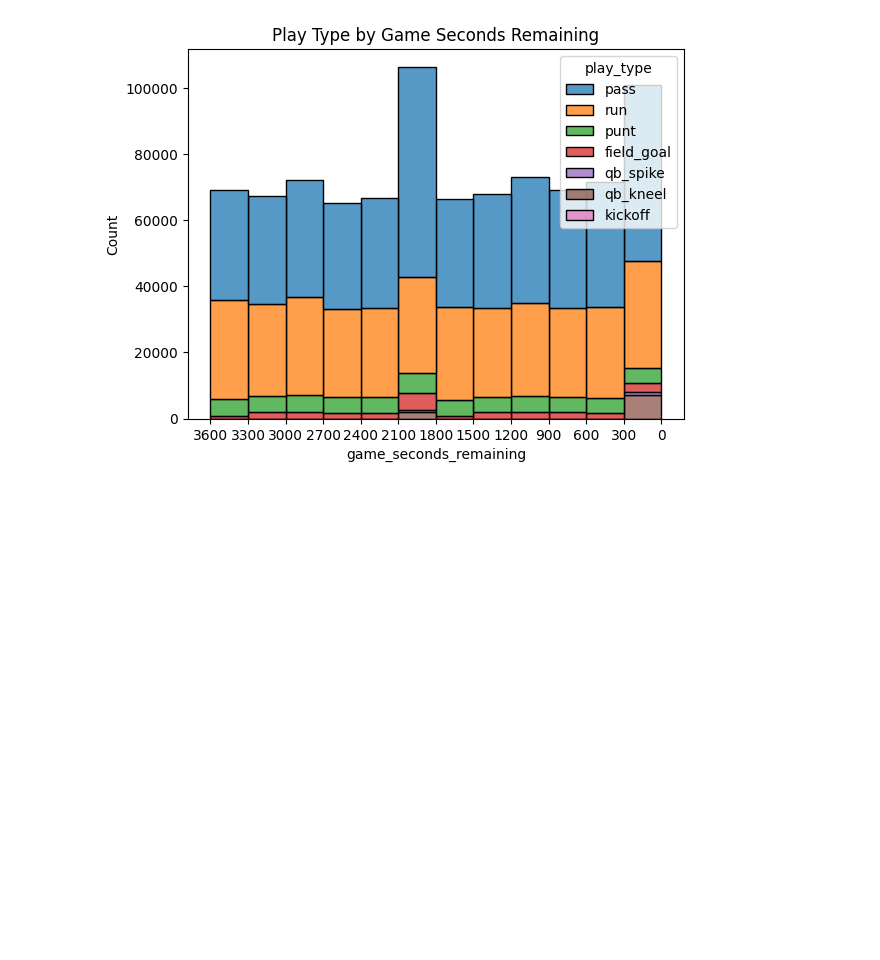
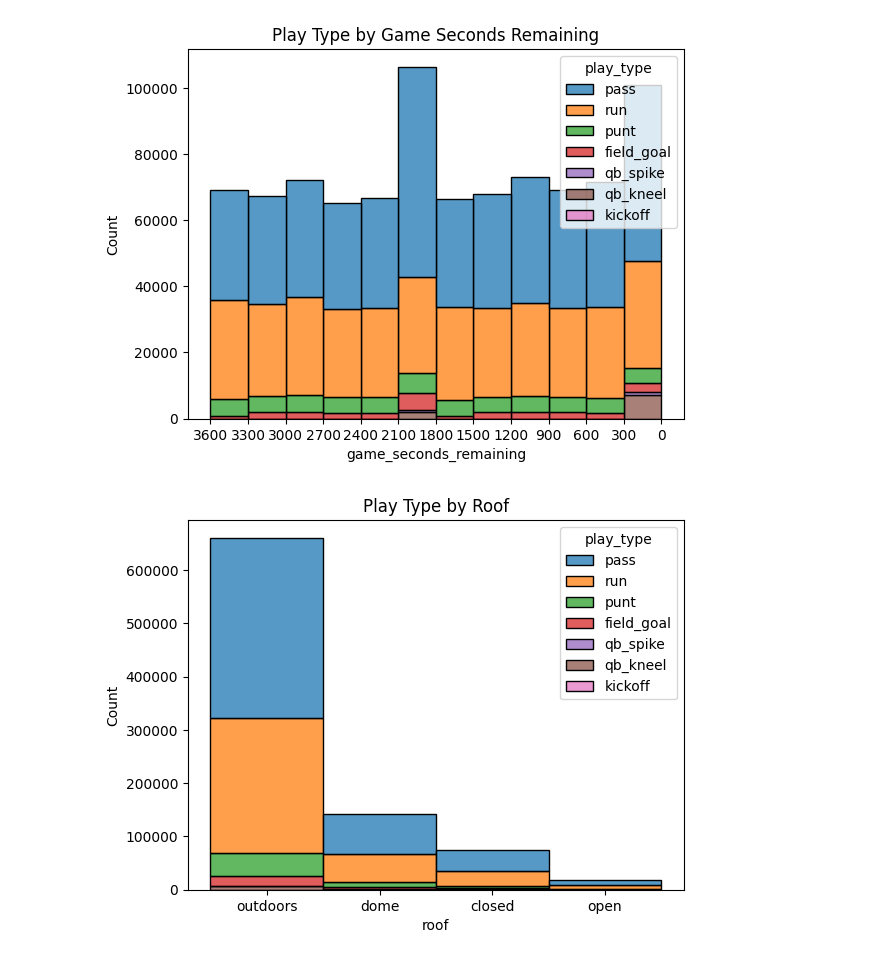
Before and after one commit to hensleyas21/dsciCapstone, a Jupyter notebook: data_report/plots.ipynb, the cells around one changed output. Saved outputs shown, nothing was run; the diff lists cells and outputs as text; code cells hidden in the pictures; blank space fills up the shorter version.

```diff
--- a/data_report/plots.ipynb
+++ b/data_report/plots.ipynb
@@ -38,3 +38,10 @@ plt.gca().invert_xaxis()
 plt.show()
 # %% [output]
 [figure]
+# %%
+plot = sns.histplot(data=df, x='roof', hue='play_type', multiple='stack')
+plot.set_title("Play Type by Roof")
+plt.xticks(['outdoors', 'open', 'closed', 'dome'])
+plt.show()
+# %% [output]
+[figure, added]
```
Also changed, not shown: parts of 2 cells of this notebook.
